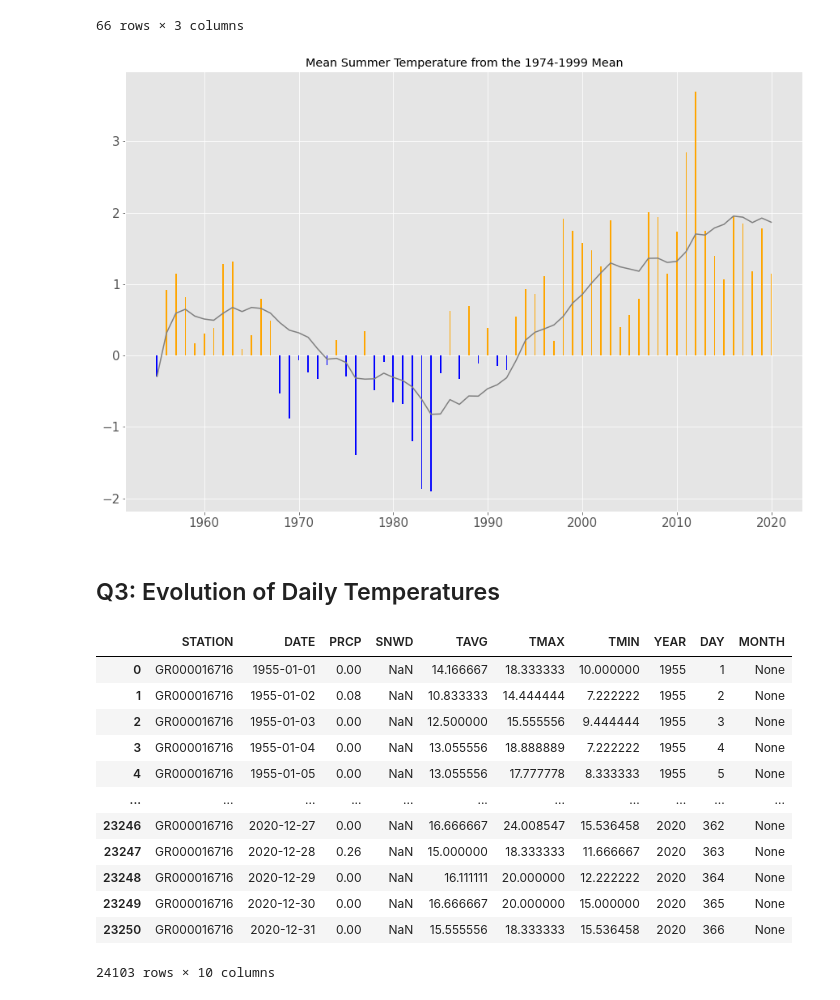
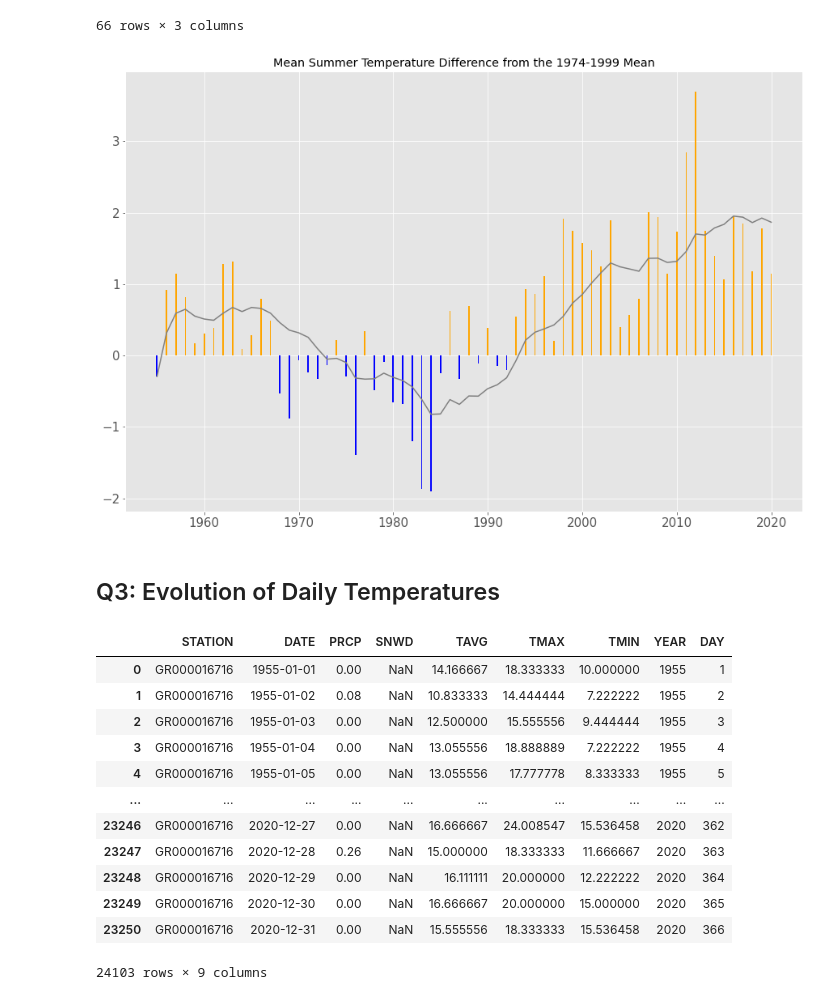
Before and after one commit to nataliaKat/Applied-ML-Assignments, a Jupyter notebook: assignment_01/assignment_01_Katsiapi_Natalia.ipynb, the cells around one changed output. Cells and saved outputs as stored; diff of their text form; code cells hidden in the pictures.

Commit message:
Complete second chart

```diff
--- a/assignment_01/assignment_01_Katsiapi_Natalia.ipynb
+++ b/assignment_01/assignment_01_Katsiapi_Natalia.ipynb
@@ -459,34 +459,31 @@ summer_devs
 # %%
 plt.style.use('ggplot')
 fig, ax = plt.subplots(figsize=(15,10))
-# ax.figure(figsize=(30,15))
 ax.tick_params(axis='both', which='major', labelsize=15)
 clrs = ['blue' if (dev < 0) else 'orange' for dev in summer_devs.dev ]
 ax.bar(width=0.15, x="year", height="dev", align='center', data=summer_devs, color=clrs, edgecolor='none')
 ax.plot("year", "rolling_dev", data=summer_devs, color="grey")
-plt.title("Mean Summer Temperature from the 1974-1999 Mean")
+plt.title("Mean Summer Temperature Difference from the 1974-1999 Mean")
 plt.show()
 # %% [output]
-[figure, old version]
+[figure, new version]
 # %% [markdown]
 ## Q3: Evolution of Daily Temperatures
 # %%
 data['YEAR'] = data.DATE.dt.year
 data['DAY'] = data.DATE.dt.dayofyear
-# recent_df['DAY'] = recent_df.DATE.dt.dayofyear
-data['MONTH'] = None
 data
 # %% [output]
-|  | STATION | DATE | PRCP | SNWD | TAVG | TMAX | TMIN | YEAR | DAY | MONTH |
-| 0 | GR000016716 | 1955-01-01 | 0.00 | NaN | 14.166667 | 18.333333 | 10.000000 | 1955 | 1 | None |
-| 1 | GR000016716 | 1955-01-02 | 0.08 | NaN | 10.833333 | 14.444444 | 7.222222 | 1955 | 2 | None |
-| 2 | GR000016716 | 1955-01-03 | 0.00 | NaN | 12.500000 | 15.555556 | 9.444444 | 1955 | 3 | None |
-| 3 | GR000016716 | 1955-01-04 | 0.00 | NaN | 13.055556 | 18.888889 | 7.222222 | 1955 | 4 | None |
-| 4 | GR000016716 | 1955-01-05 | 0.00 | NaN | 13.055556 | 17.777778 | 8.333333 | 1955 | 5 | None |
-| ... | ... | ... | ... | ... | ... | ... | ... | ... | ... | ... |
-| 23246 | GR000016716 | 2020-12-27 | 0.00 | NaN | 16.666667 | 24.008547 | 15.536458 | 2020 | 362 | None |
-| 23247 | GR000016716 | 2020-12-28 | 0.26 | NaN | 15.000000 | 18.333333 | 11.666667 | 2020 | 363 | None |
-| 23248 | GR000016716 | 2020-12-29 | 0.00 | NaN | 16.111111 | 20.000000 | 12.222222 | 2020 | 364 | None |
-| 23249 | GR000016716 | 2020-12-30 | 0.00 | NaN | 16.666667 | 20.000000 | 15.000000 | 2020 | 365 | None |
-| 23250 | GR000016716 | 2020-12-31 | 0.00 | NaN | 15.555556 | 18.333333 | 15.536458 | 2020 | 366 | None |
+|  | STATION | DATE | PRCP | SNWD | TAVG | TMAX | TMIN | YEAR | DAY |
+| 0 | GR000016716 | 1955-01-01 | 0.00 | NaN | 14.166667 | 18.333333 | 10.000000 | 1955 | 1 |
+| 1 | GR000016716 | 1955-01-02 | 0.08 | NaN | 10.833333 | 14.444444 | 7.222222 | 1955 | 2 |
+| 2 | GR000016716 | 1955-01-03 | 0.00 | NaN | 12.500000 | 15.555556 | 9.444444 | 1955 | 3 |
+| 3 | GR000016716 | 1955-01-04 | 0.00 | NaN | 13.055556 | 18.888889 | 7.222222 | 1955 | 4 |
+| 4 | GR000016716 | 1955-01-05 | 0.00 | NaN | 13.055556 | 17.777778 | 8.333333 | 1955 | 5 |
+| ... | ... | ... | ... | ... | ... | ... | ... | ... | ... |
+| 23246 | GR000016716 | 2020-12-27 | 0.00 | NaN | 16.666667 | 24.008547 | 15.536458 | 2020 | 362 |
+| 23247 | GR000016716 | 2020-12-28 | 0.26 | NaN | 15.000000 | 18.333333 | 11.666667 | 2020 | 363 |
+| 23248 | GR000016716 | 2020-12-29 | 0.00 | NaN | 16.111111 | 20.000000 | 12.222222 | 2020 | 364 |
+| 23249 | GR000016716 | 2020-12-30 | 0.00 | NaN | 16.666667 | 20.000000 | 15.000000 | 2020 | 365 |
+| 23250 | GR000016716 | 2020-12-31 | 0.00 | NaN | 15.555556 | 18.333333 | 15.536458 | 2020 | 366 |
-24103 rows × 10 columns
+24103 rows × 9 columns
```
Also changed, not shown: parts of 9 cells of this notebook.
